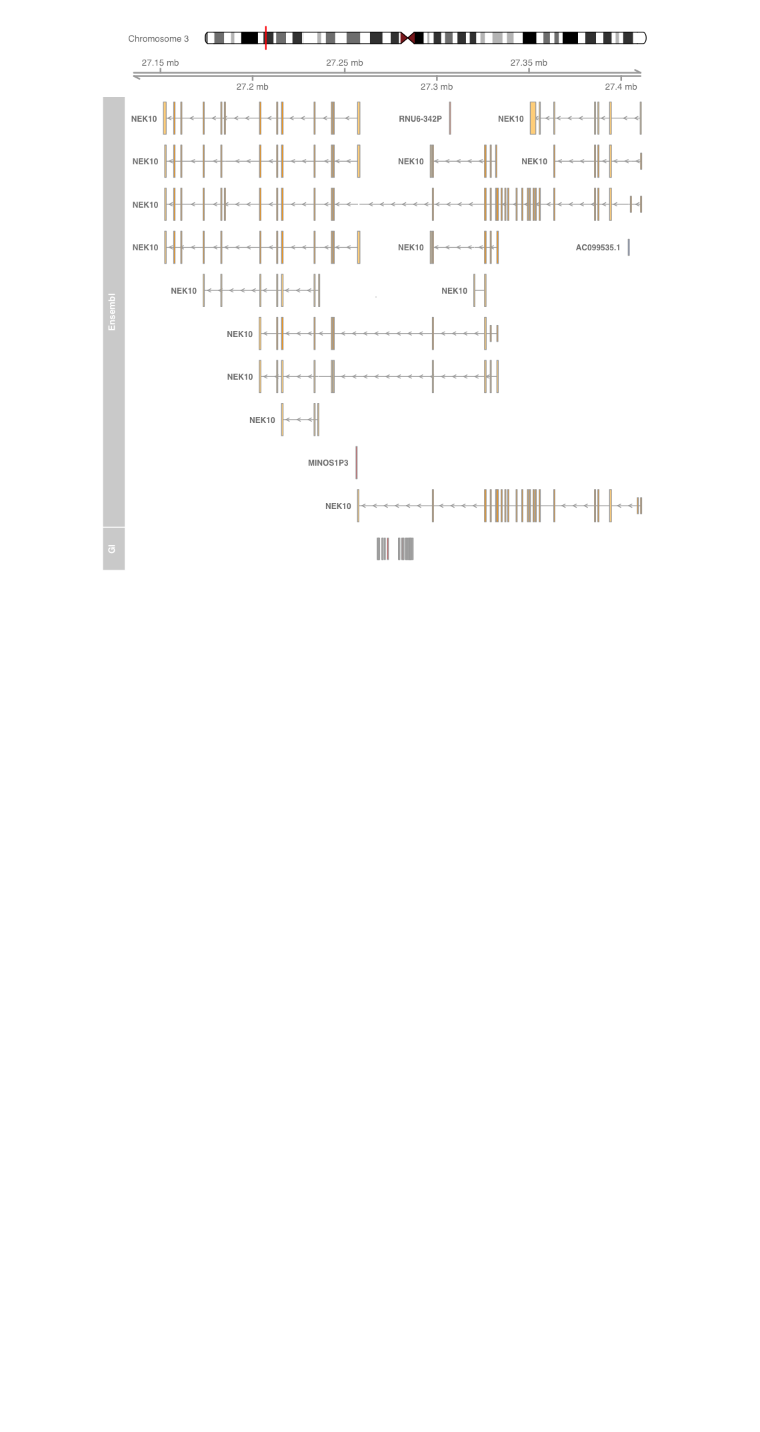
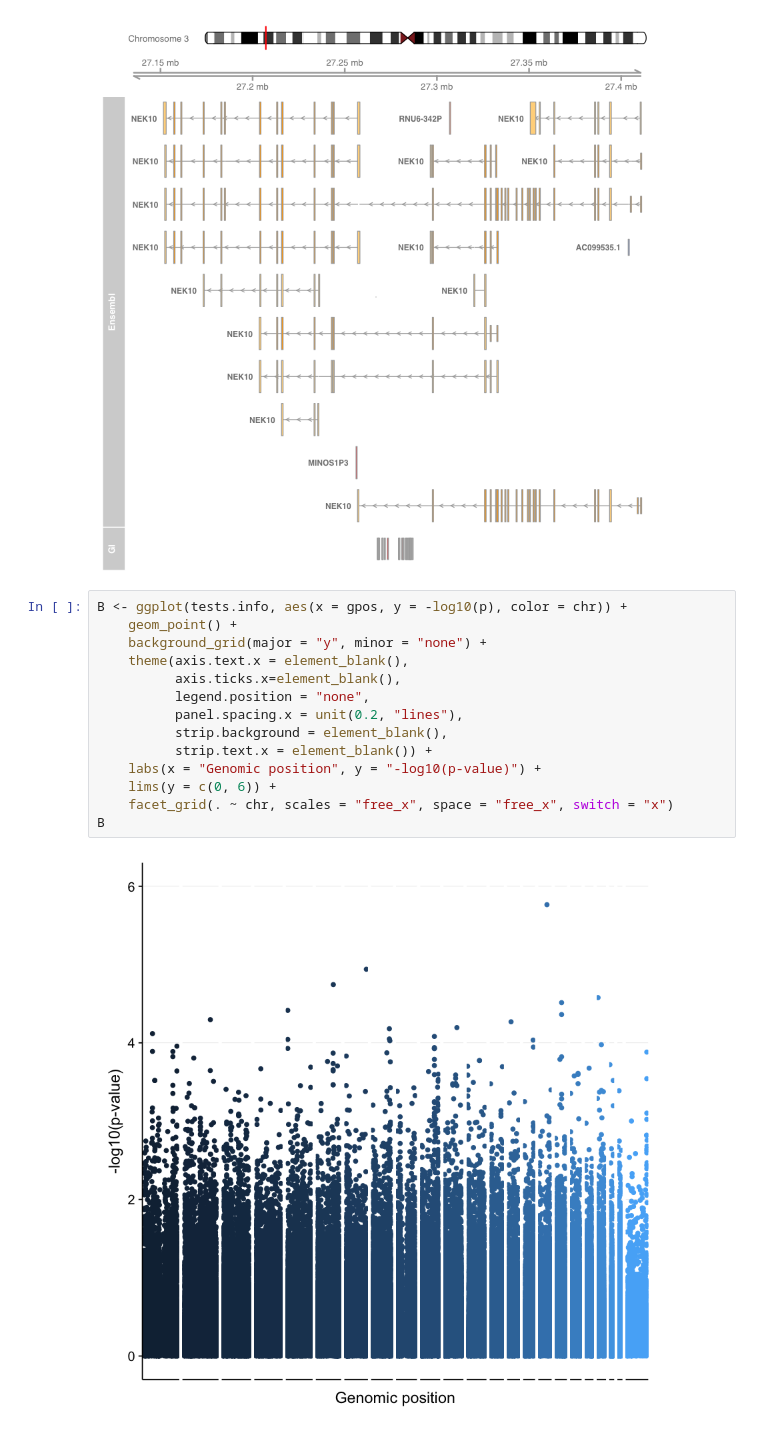
Before and after one commit to hclimente/genewa, a Jupyter notebook: logbook/genesis_exploration_1.ipynb, the cells around one changed output. Drawn from its saved outputs; the diff is of its cells as text; blank space fills up the shorter version.

```diff
--- a/logbook/genesis_exploration_1.ipynb
+++ b/logbook/genesis_exploration_1.ipynb
@@ -223,3 +225,19 @@ plotTracks(list(itrack, gtrack, biomTrack, giTrack), showId = TRUE,
            Selected = "red", Unselected = "grey80")
 # %% [output]
 [figure]
+# %%
+B <- ggplot(tests.info, aes(x = gpos, y = -log10(p), color = chr)) +
+    geom_point() +
+    background_grid(major = "y", minor = "none") +
+    theme(axis.text.x = element_blank(),
+          axis.ticks.x=element_blank(),
+          legend.position = "none",
+          panel.spacing.x = unit(0.2, "lines"),
+          strip.background = element_blank(),
+          strip.text.x = element_blank()) +
+    labs(x = "Genomic position", y = "-log10(p-value)") +
+    lims(y = c(0, 6)) +
+    facet_grid(. ~ chr, scales = "free_x", space = "free_x", switch = "x")
+B
+# %% [output]
+[figure, added]
```
Also changed, not shown: parts of 8 cells of this notebook.
